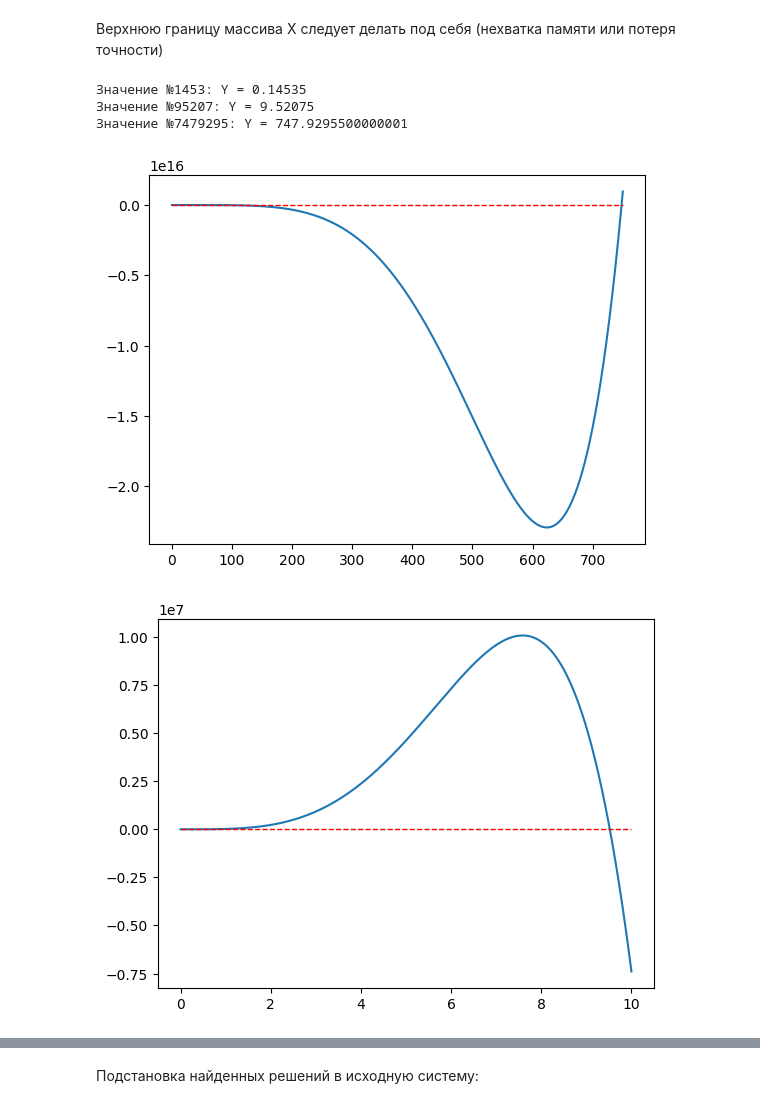
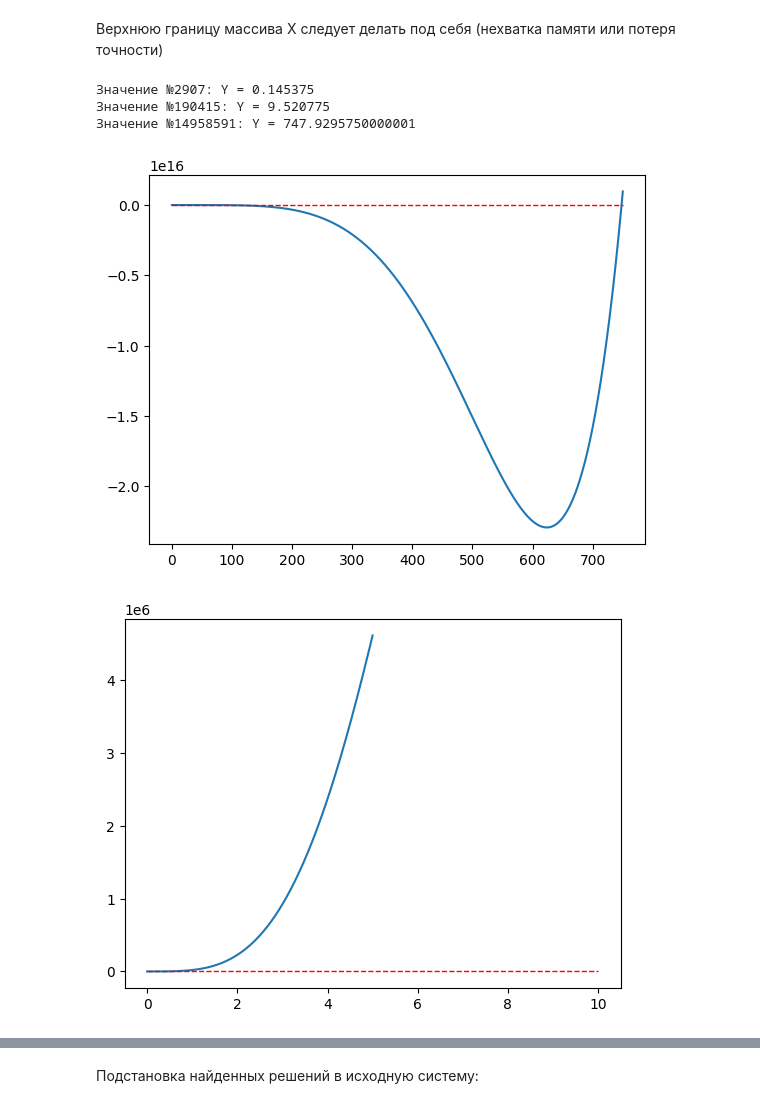
Before and after one commit to ivnzp/Computational_Mathematics_labs, a Jupyter notebook: sem_5/lab_1/Dudin_1_8.ipynb, the cells around one changed output, grey strips where cells are left out. Saved outputs shown, nothing was run; the diff lists cells and outputs as text; code cells hidden in the pictures.

```diff
--- a/sem_5/lab_1/Dudin_1_8.ipynb
+++ b/sem_5/lab_1/Dudin_1_8.ipynb
@@ -72,30 +72,30 @@ print(f"{np.abs(coefficients[-1])/(np.abs(coefficients[-1])+B)} < |z| < {1+A/np.
 # %% [markdown]
 Верхнюю границу массива X следует делать под себя (нехватка памяти или потеря точности)
 # %%
-x = np.arange(0,750,0.0001)
+x = np.arange(0,750,0.00005)
 y = np.polyval(coefficients,x)
 solutions=np.array([])
 
 for i in range (x.size-1):
     if (y[i]*y[i+1]<0):
         Y=(x[i]+x[i+1])/2
         print(f"Значение №{i}: Y = {Y}")
         solutions=np.append(solutions,Y)
 
 plt.plot(x,y)
 plt.plot([0,750],[0,0],linestyle='--',linewidth=1,color='red')
 plt.show()
 
 plt.plot(x[0:100000],y[0:100000])
 plt.plot([0,10],[0,0],linestyle='--',linewidth=1,color='red')
 plt.show()
 
 plt.plot(x[0:3000],y[0:3000])
 plt.plot([0,0.3],[0,0],linestyle='--',linewidth=1,color='red')
 plt.show()
 # %% [output]
-Значение №1453: Y = 0.14535
-Значение №95207: Y = 9.52075
-Значение №7479295: Y = 747.9295500000001
+Значение №2907: Y = 0.145375
+Значение №190415: Y = 9.520775
+Значение №14958591: Y = 747.9295750000001
 [figure]
-[figure, old version]
+[figure, new version]
```
Also changed, not shown: parts of 3 cells of this notebook.
